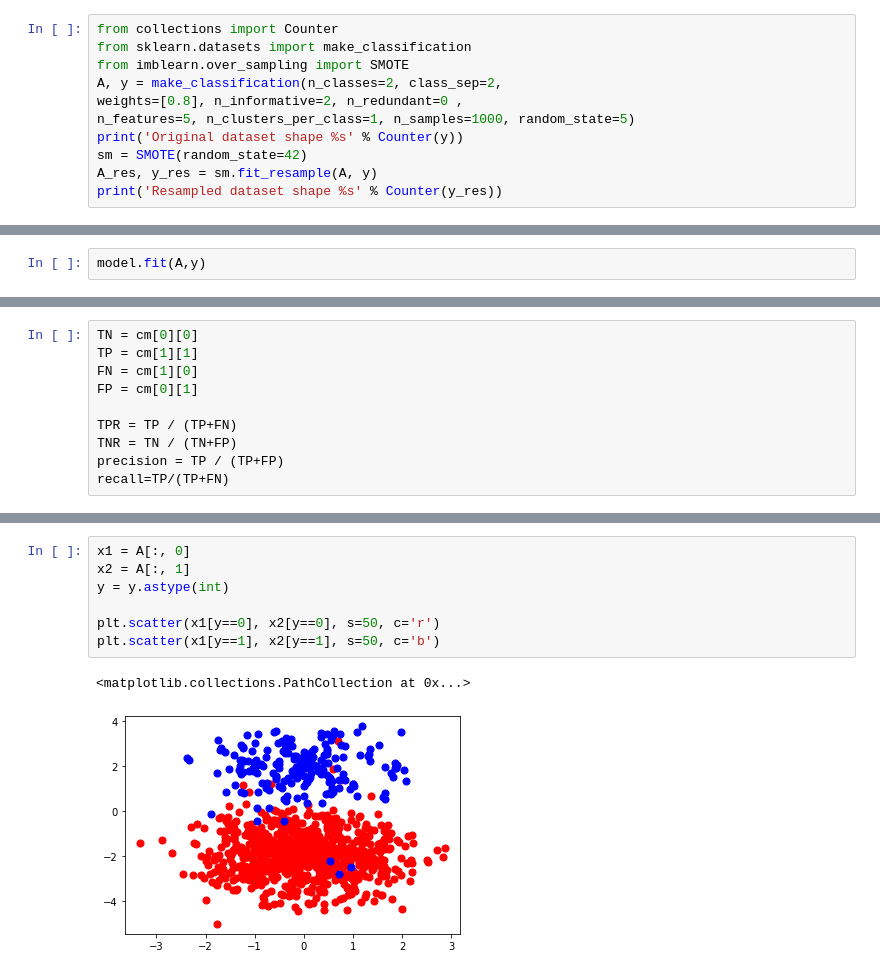
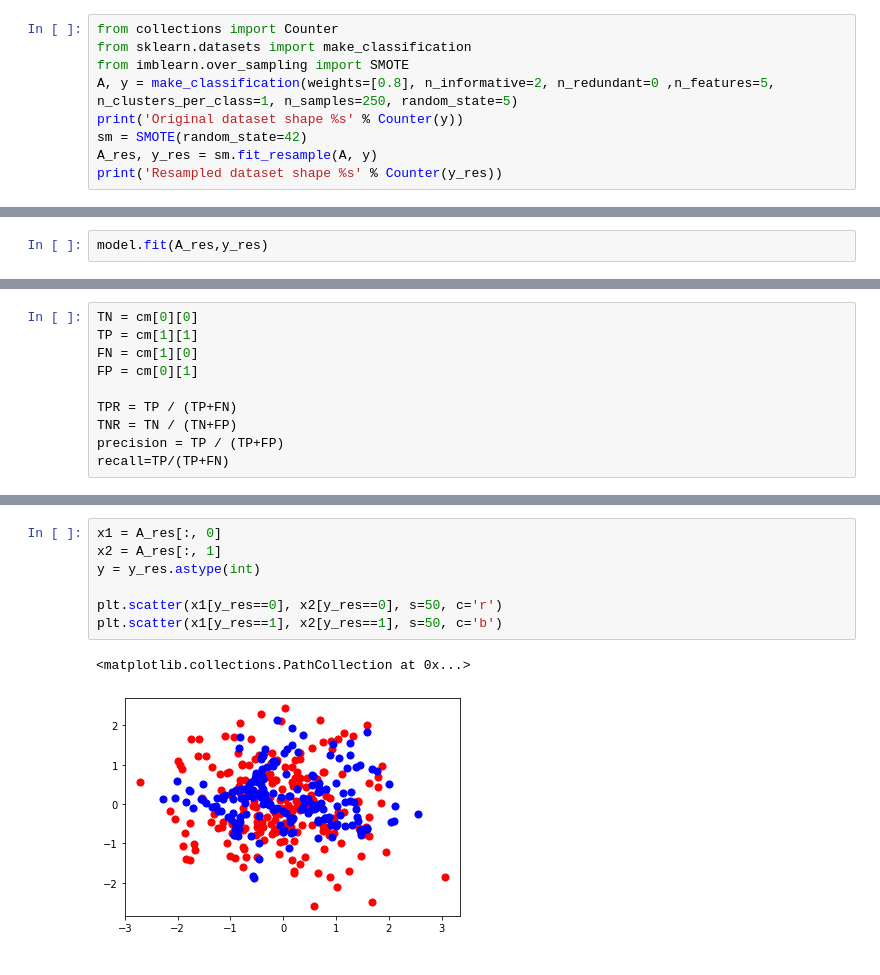
Before and after one commit to mahyahashemi/RKHS, a Jupyter notebook: Untitled0.ipynb, the cells around one changed output, grey strips where cells are left out. Cells and saved outputs as stored; diff of their text form.

```diff
--- a/Untitled0.ipynb
+++ b/Untitled0.ipynb
@@ -23,9 +23,7 @@ Successfully installed imbalanced-learn-0.9.0
 from collections import Counter
 from sklearn.datasets import make_classification
 from imblearn.over_sampling import SMOTE
-A, y = make_classification(n_classes=2, class_sep=2,
-weights=[0.8], n_informative=2, n_redundant=0 ,
-n_features=5, n_clusters_per_class=1, n_samples=1000, random_state=5)
+A, y = make_classification(weights=[0.8], n_informative=2, n_redundant=0 ,n_features=5, n_clusters_per_class=1, n_samples=250, random_state=5)
 print('Original dataset shape %s' % Counter(y))
 sm = SMOTE(random_state=42)
 A_res, y_res = sm.fit_resample(A, y)
@@ -58,5 +56,5 @@ print(sig)
 # %%
 model = svm.SVC(C=1000.0,kernel = "rbf", gamma =1/(2*sig))
 # %%
-model.fit(A,y)
+model.fit(A_res,y_res)
 # %% [output]
@@ -112,10 +110,10 @@ print(recall)
 # %%
-x1 = A[:, 0]
-x2 = A[:, 1]
-y = y.astype(int)
+x1 = A_res[:, 0]
+x2 = A_res[:, 1]
+y = y_res.astype(int)
 
-plt.scatter(x1[y==0], x2[y==0], s=50, c='r')
-plt.scatter(x1[y==1], x2[y==1], s=50, c='b')
+plt.scatter(x1[y_res==0], x2[y_res==0], s=50, c='r')
+plt.scatter(x1[y_res==1], x2[y_res==1], s=50, c='b')
 # %% [output]
 <matplotlib.collections.PathCollection at 0x...>
-[figure, old version]
+[figure, new version]
```
Also changed, not shown: parts of 7 cells of this notebook.
